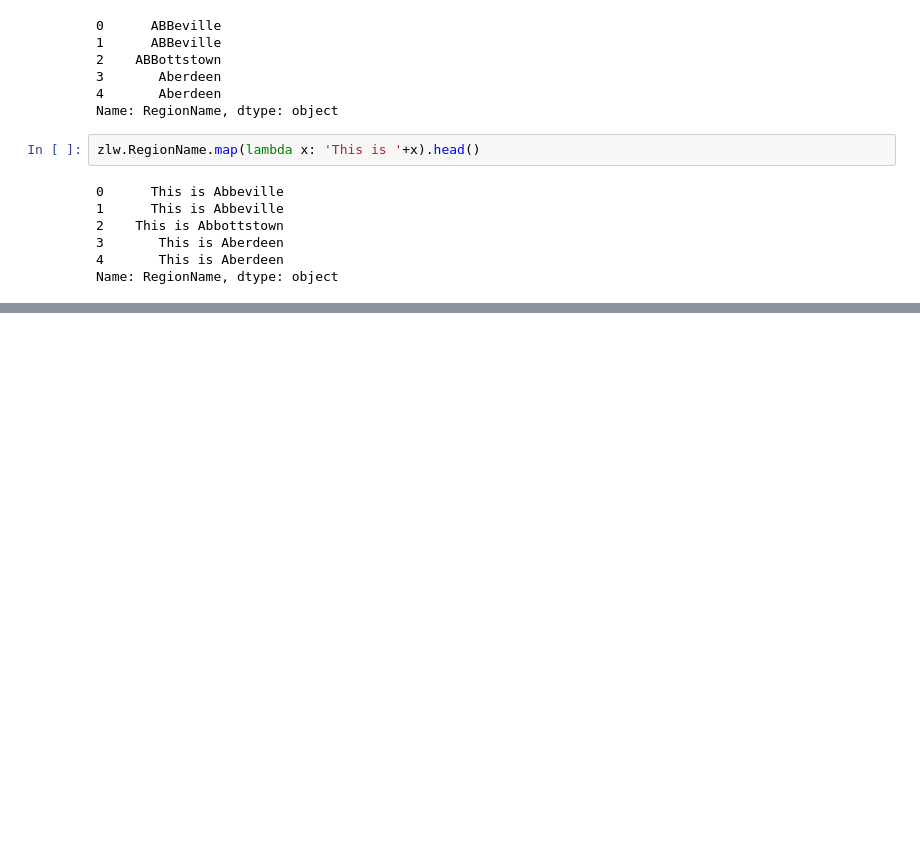
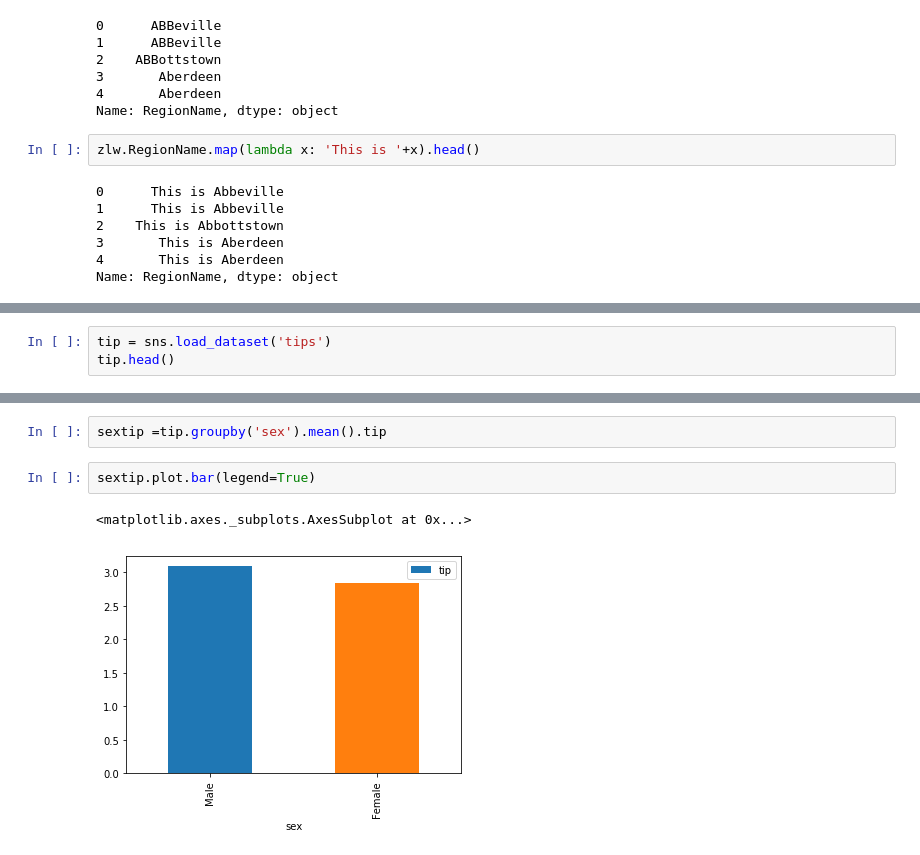
Before and after one commit to chankoo/python, a Jupyter notebook: 6.1 pandas.ipynb, the cells around one changed output, grey strips where cells are left out. Drawn from its saved outputs; the diff is of its cells as text; blank space fills up the shorter version.

```diff
--- a/6.1 pandas.ipynb
+++ b/6.1 pandas.ipynb
@@ -714,0 +1342,3 @@ Name: RegionName, dtype: object
+# %%
+tip = sns.load_dataset('tips')
+tip.head()
@@ -714,0 +1406,7 @@ Name: RegionName, dtype: object
+# %%
+sextip =tip.groupby('sex').mean().tip
+# %%
+sextip.plot.bar(legend=True)
+# %% [output]
+<matplotlib.axes._subplots.AxesSubplot at 0x...>
+[figure, added]
```
Also changed, not shown: parts of 78 cells of this notebook.
